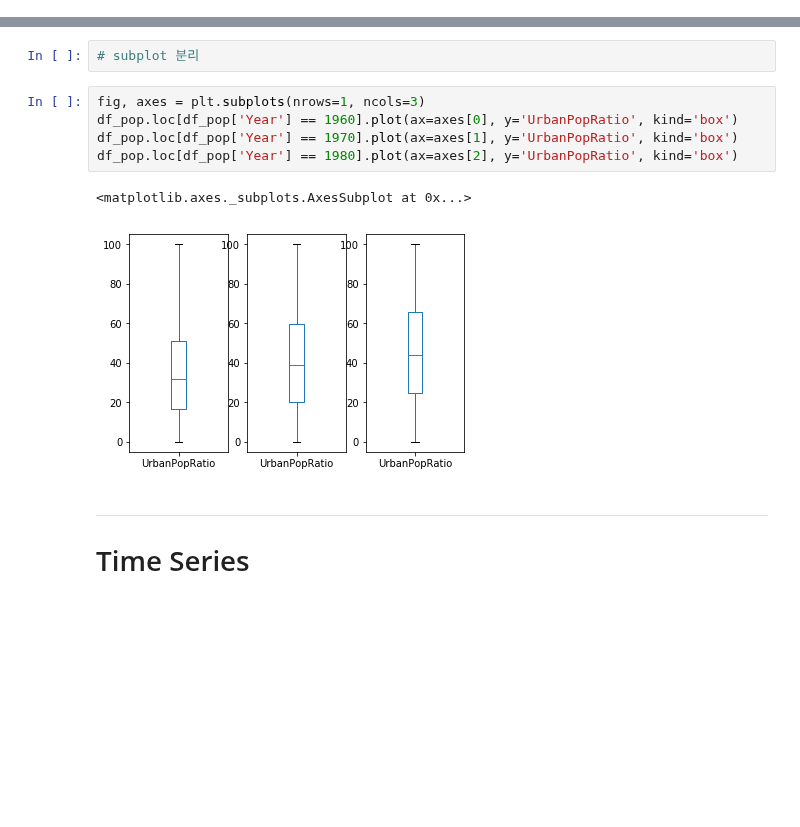
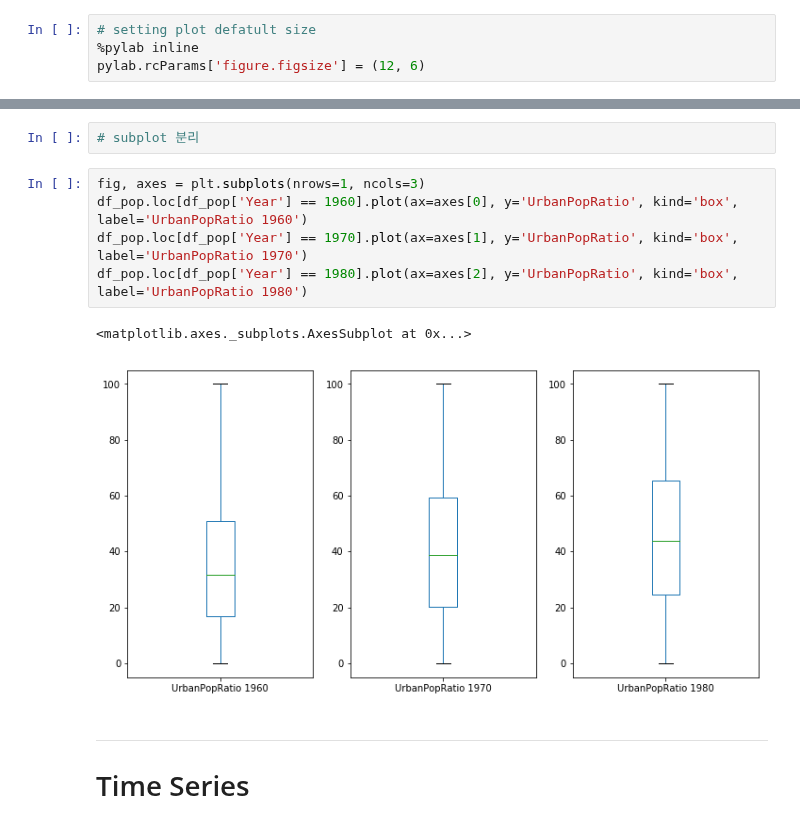
Before and after one commit to woosa7/PythonDataAnalytics, a Jupyter notebook: pystudy/DataCamp05.ipynb, the cells around one changed output, grey strips where cells are left out. Cells and saved outputs as stored; diff of their text form; blank space fills up the shorter version.

```diff
--- a/pystudy/DataCamp05.ipynb
+++ b/pystudy/DataCamp05.ipynb
@@ -6,3 +6,7 @@ import numpy as np
 # %%
 %matplotlib inline
 import matplotlib.pyplot as plt
+# %%
+# setting plot defatult size
+%pylab inline
+pylab.rcParams['figure.figsize'] = (12, 6)
@@ -235,12 +241,12 @@ df['life_exp'].plot(kind='box')
 # subplot 분리
 # %%
 fig, axes = plt.subplots(nrows=1, ncols=3)
-df_pop.loc[df_pop['Year'] == 1960].plot(ax=axes[0], y='UrbanPopRatio', kind='box')
-df_pop.loc[df_pop['Year'] == 1970].plot(ax=axes[1], y='UrbanPopRatio', kind='box')
-df_pop.loc[df_pop['Year'] == 1980].plot(ax=axes[2], y='UrbanPopRatio', kind='box')
+df_pop.loc[df_pop['Year'] == 1960].plot(ax=axes[0], y='UrbanPopRatio', kind='box', label='UrbanPopRatio 1960')
+df_pop.loc[df_pop['Year'] == 1970].plot(ax=axes[1], y='UrbanPopRatio', kind='box', label='UrbanPopRatio 1970')
+df_pop.loc[df_pop['Year'] == 1980].plot(ax=axes[2], y='UrbanPopRatio', kind='box', label='UrbanPopRatio 1980')
 # %% [output]
 <matplotlib.axes._subplots.AxesSubplot at 0x...>
-[figure, old version]
+[figure, new version]
 # %% [markdown]
 -------------
 # Time Series
```
Also changed, not shown: parts of 15 cells of this notebook, 4 other files.
